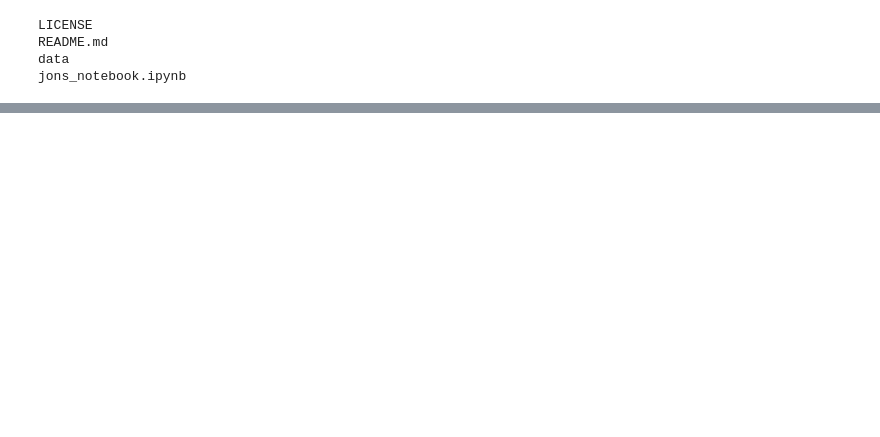
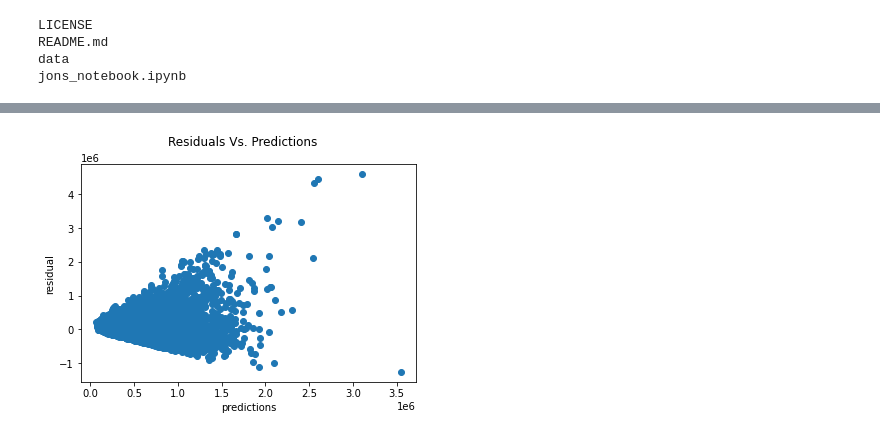
Before and after one commit to mccafj/King-County-House-Sales-Project, a Jupyter notebook: jons_notebook.ipynb, the cells around one changed output, grey strips where cells are left out. Drawn from its saved outputs; the diff is of its cells as text; code cells hidden in the pictures; blank space fills up the shorter version.

```diff
--- a/jons_notebook.ipynb
+++ b/jons_notebook.ipynb
@@ -91,0 +372,5 @@ df.describe()
+# %%
+# creating smaller dataframe with only those 4 columns
+
+df_norm = pd.concat([df_hd['sqft_living'], df_hd['sqft_above'], df_hd['sqft_living15'], df_hd['bathrooms']], axis=1)
+df_norm.head()
@@ -91,0 +384,30 @@ df.describe()
+# %%
+# instantiating with StandardScaler
+
+X_norm_int = df_norm
+ss = StandardScaler().fit(X_norm_int)
+
+X_norm_int_scaled = ss.transform(X_norm_int)
+# %%
+# adding constant to X, defining y
+
+X_norm_int_c = sm.add_constant(X_norm_int_scaled)
+y = df_hd['price']
+# %%
+# creating and fitting the model
+
+model = sm.OLS(endog=y, exog=X_norm_int_c).fit()
+# %%
+# scatterplot to assess general linearity
+
+model_preds = model.predict(X_norm_int_c)
+resids = y - model_preds
+
+fig, ax = plt.subplots()
+
+ax.scatter(model_preds, resids)
+ax.set_xlabel('predictions')
+ax.set_ylabel('residual')
+plt.suptitle('Residuals Vs. Predictions');
+# %% [output]
+[figure, added]
```
Also changed, not shown: parts of 98 cells of this notebook.
